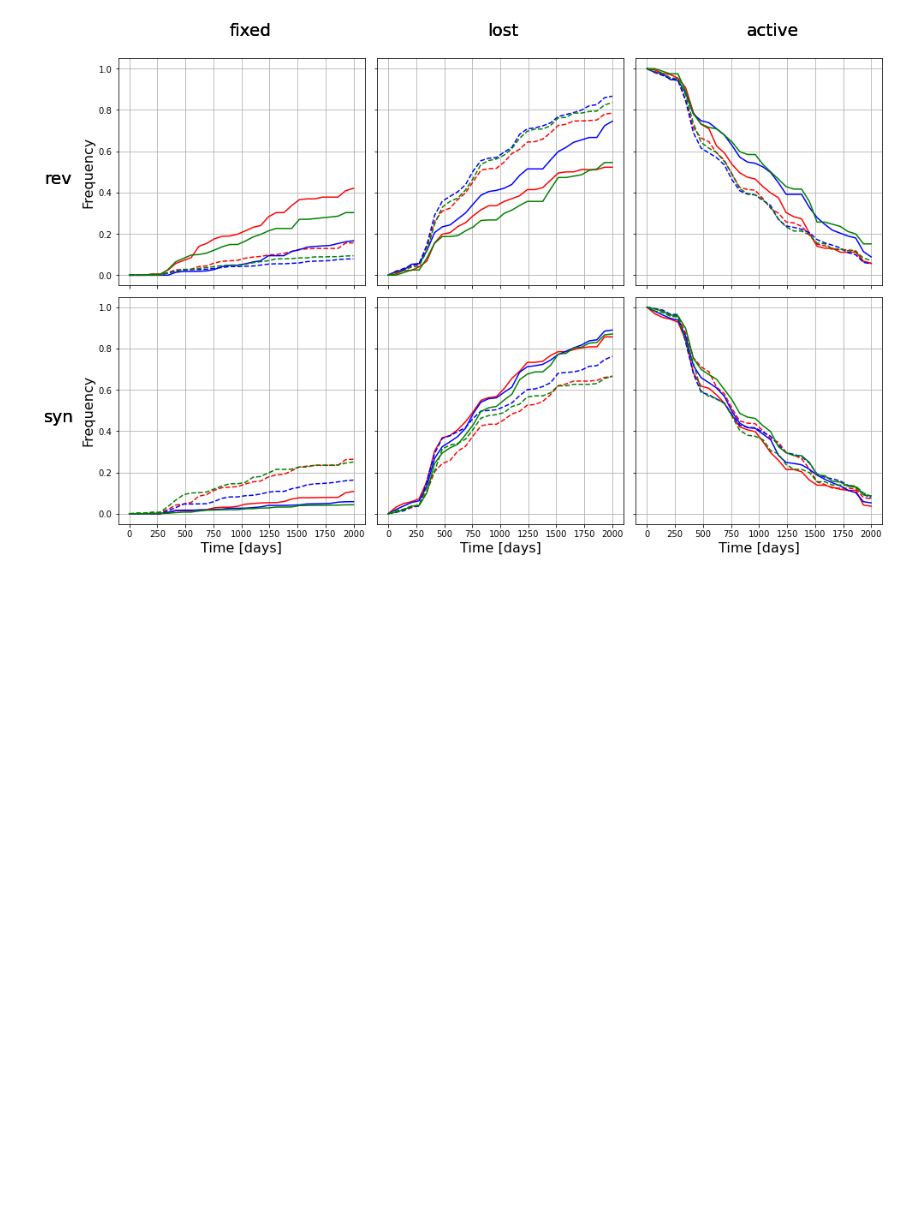
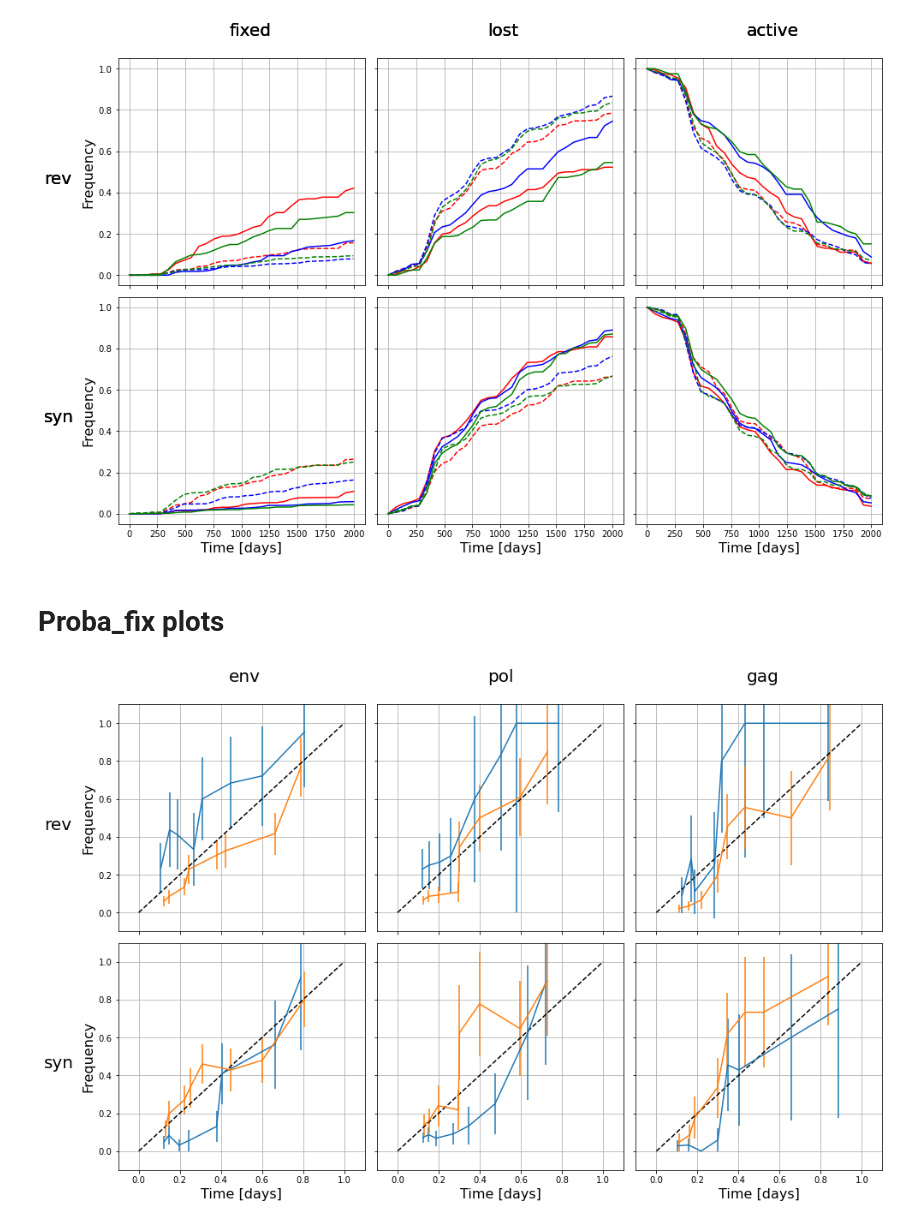
Before and after one commit to neherlab/HIVEVO_recombination, a Jupyter notebook: notebooks/group_meeting_plots.ipynb, the cells around one changed output. Saved outputs shown, nothing was run; the diff lists cells and outputs as text; code cells hidden in the pictures; blank space fills up the shorter version.

Commit message:
Added proba_fix plots

```diff
--- a/notebooks/group_meeting_plots.ipynb
+++ b/notebooks/group_meeting_plots.ipynb
@@ -206,3 +206,5 @@ fig.subplots_adjust(wspace=0.05, hspace=0.05)
 plt.savefig("Activity_type", format="png")
 # %% [output]
 [figure]
+# %% [markdown]
+# Proba_fix plots
@@ -208,0 +238,27 @@ plt.savefig("Activity_type", format="png")
+# %%
+colors = ["r", "b", "g"]
+fontsize=16
+fontsize2 = 20
+
+fig, axs = plt.subplots(ncols=3, nrows=2, figsize=(16,10), sharex=True, sharey=True)
+
+for idx_row, split_type in enumerate([["rev", "non_rev"], ["syn", "non_syn"]]):
+    for idx_col, region in enumerate(regions):
+        axs[idx_row, idx_col].errorbar(pfix[region][split_type[0]]["freq_bin"], pfix[region][split_type[0]]["proba"], pfix[region][split_type[0]]["error"])
+        axs[idx_row, idx_col].errorbar(pfix[region][split_type[1]]["freq_bin"], pfix[region][split_type[1]]["proba"], pfix[region][split_type[1]]["error"])
+        axs[idx_row, idx_col].plot([0,1], [0,1], "k--")
+        plt.xlim([-0.1, 1.1])
+        plt.ylim([-0.1, 1.1])
+        axs[idx_row, idx_col].grid()
+        if idx_row == 1:
+            axs[idx_row,idx_col].set_xlabel("Time [days]", fontsize=fontsize)
+        if idx_col == 0:
+            axs[idx_row,idx_col].set_ylabel("Frequency", fontsize=fontsize)
+            axs[idx_row,idx_col].text(-0.3, 0.45, split_type[0], transform=axs[idx_row,idx_col].transAxes, fontsize=fontsize2)
+        if idx_row == 0:
+            axs[idx_row,idx_col].text(0.45, 1.1, region, transform=axs[idx_row,idx_col].transAxes, fontsize=fontsize2)
+
+fig.subplots_adjust(wspace=0.05, hspace=0.05)
+plt.savefig("P_fix", format="png")
+# %% [output]
+[figure, added]
```
Also changed, not shown: parts of 2 cells of this notebook, 1 other file.
